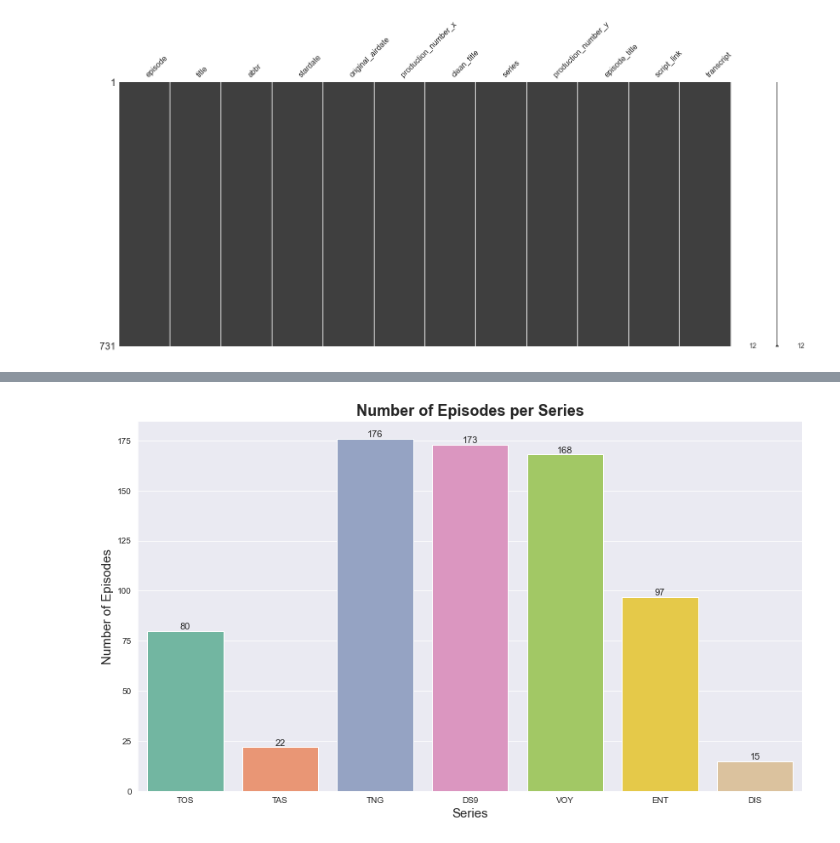
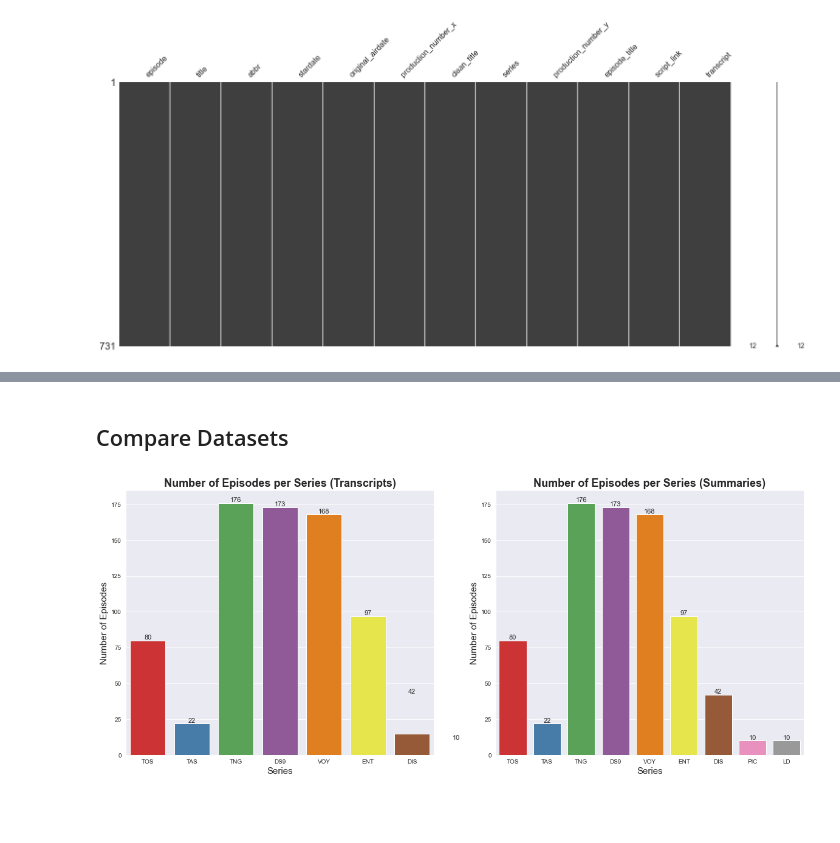
Before and after one commit to mediasittich/bayesian_topic_modeling_lda, a Jupyter notebook: notebooks/Cleaning and Exploring the Data.ipynb, the cells around one changed output, grey strips where cells are left out. Saved outputs shown, nothing was run; the diff lists cells and outputs as text; code cells hidden in the pictures; blank space fills up the shorter version.

Commit message:
export datasets, compare datasets via plots

```diff
--- a/notebooks/Cleaning and Exploring the Data.ipynb
+++ b/notebooks/Cleaning and Exploring the Data.ipynb
@@ -787,0 +800,13 @@ transcripts_full[transcripts_full['title'].isna()]
+# %%
+# drop unnecessary columns
+cols_to_drop = ['episode', 'production_number_x', 'production_number_y',
+                'series', 'episode_title', 'script_link']
+
+transcripts = transcripts_full.drop(cols_to_drop, axis=1)
+# %%
+# rename remaining columns
+transcripts = transcripts.rename(columns={"title": "title", "abbr": "series", "stardate": "stardate",
+                                          "original_airdate": "airdate", "clean_title": "title_clean",
+                           "transcript": "transcript"})
+
+transcripts
@@ -788,15 +830,30 @@ transcripts_full[transcripts_full['title'].isna()]
+# %% [markdown]
+## Compare Datasets
 # %%
-plt.figure(figsize=(14,8))
-ax = sns.countplot(data=transcripts_full, x = 'abbr')
+#plt.figure(figsize=(14,8))
 
-ax.set_title('Number of Episodes per Series',fontsize = 18, fontweight='bold' )
-ax.set_xlabel('Series', fontsize = 15)
-ax.set_ylabel('Number of Episodes', fontsize = 15)
+fig, (ax1, ax2) = plt.subplots(1, 2, figsize=(20,8))
+
+sns.countplot(data=transcripts, x = 'series', ax=ax1, palette="Set1")
+
+ax1.set_title('Number of Episodes per Series (Transcripts)',fontsize = 18, fontweight='bold' )
+ax1.set_xlabel('Series', fontsize = 15)
+ax1.set_ylabel('Number of Episodes', fontsize = 15)
 
 for rect in ax.patches:
-    ax.text (rect.get_x() + rect.get_width()  / 2,rect.get_height()
+    ax1.text (rect.get_x() + rect.get_width()  / 2,rect.get_height()
+             + 0.75,rect.get_height(),horizontalalignment='center', fontsize = 11)
+
+sns.countplot(data=summaries, x = 'series', ax=ax2, palette="Set1")
+
+ax2.set_title('Number of Episodes per Series (Summaries)',fontsize = 18, fontweight='bold' )
+ax2.set_xlabel('Series', fontsize = 15)
+ax2.set_ylabel('Number of Episodes', fontsize = 15)
+
+for rect in ax.patches:
+    ax2.text (rect.get_x() + rect.get_width()  / 2,rect.get_height()
              + 0.75,rect.get_height(),horizontalalignment='center', fontsize = 11)
 
 plt.show()
 # %% [output]
-[figure, old version]
+[figure, new version]
```
Also changed, not shown: parts of 9 cells of this notebook, 2 other files.
